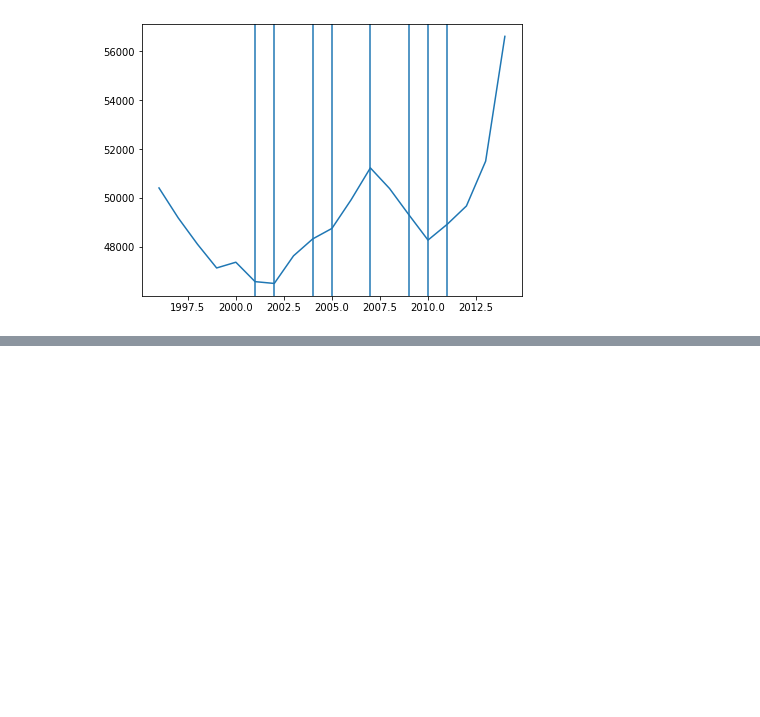
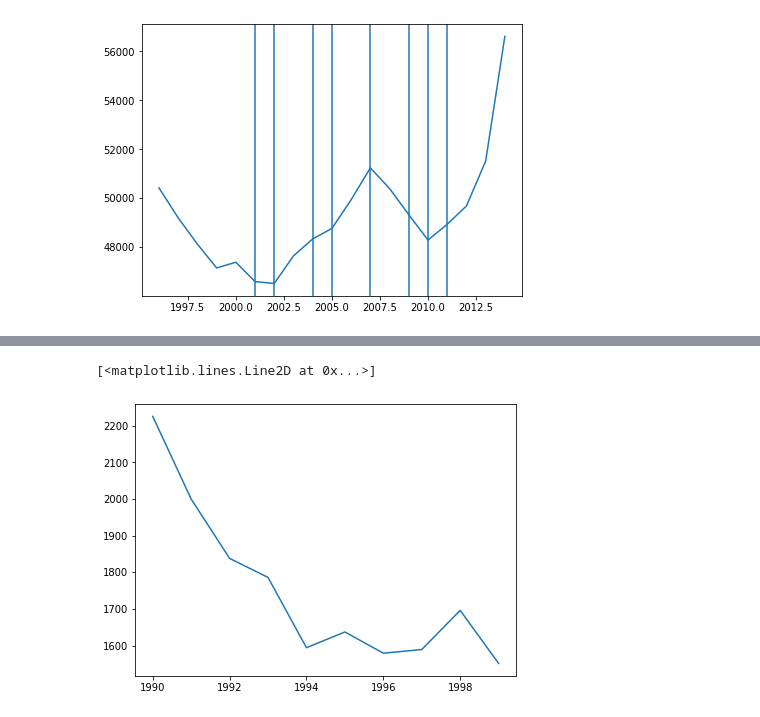
Before and after one commit to LilyThomas/DataMining, a Jupyter notebook: Untitled.ipynb, the cells around one changed output, grey strips where cells are left out. Drawn from its saved outputs; the diff is of its cells as text; code cells hidden in the pictures; blank space fills up the shorter version.

```diff
--- a/Untitled.ipynb
+++ b/Untitled.ipynb
@@ -277,0 +286,11 @@ for year in movie_released:
+# %%
+selected_movie = metadata_movies.filter(metadata_movies.title == inputMovie.value)
+selected_movie_ids=[row.movie_id for row in selected_movie.select('movie_id').collect()]
+selected_movie_credits = credits.filter(credits.movie_id.isin(selected_movie_ids)).dropDuplicates(['character'])
+selected_movie_characters = [row.character for row in selected_movie_credits.select('character').collect()]
+selector = widgets.Dropdown(
+    options=selected_movie_characters,
+    description='Names:',
+    disabled=False,
+)
+selector
@@ -277,0 +357,15 @@ for year in movie_released:
+# %%
+def interactiveChart(f):
+    filteredNames = filteredbyname.filter((filteredbyname.Year == f)&(filteredbyname.State == stateNameSelector.value))
+    chartNames = [row.Name for row in filteredNames.select('Name').collect()]
+    chartCounts = [int(row.Count) for row in filteredNames.select('Count').collect()]
+    Tasks = chartCounts
+    my_labels = chartNames
+    chart = plt.pie(Tasks,labels=my_labels,autopct='%1.1f%%')
+    plt.title(stateNameSelector.value)
+    plt.axis('equal')
+    plt.tight_layout()
+    plt.show()
+movie_released = [int(row.released) for row in selected_movie.select('released').collect()]
+years = [ x for x in range(movie_released[0] - 5, movie_released[len(movie_released)-1]+5)]
+interact(interactiveChart,f=(years[0],years[0]+10,1))
@@ -277,0 +394,19 @@ for year in movie_released:
+# %%
+popular_movies = metadata_movies.filter(metadata_movies.popularity > 15).orderBy('popularity').limit(7)
+pop_movies_id = [155,166426,680,271110,281338,131631,210577]
+popular_movie_credits = credits.where(F.col("movie_id").isin(pop_movies_id)).dropDuplicates(['character'])
+select_popular_movies = popular_movies.where(F.col("movie_id").isin(pop_movies_id))
+character_split = F.split(popular_movie_credits['character'], ' ')
+popular_movie_credits = popular_movie_credits.withColumn("character", character_split.getItem(0))
+
+popular_movie_characters = [row.character for row in popular_movie_credits.select('character').collect()]
+specific_babynames_table = babynames_national.where(F.col("Name").isin(popular_movie_characters)).where(F.col('Year').isin(years))
+specific_babynames_table = specific_babynames_table.groupBy('Year', 'Year').agg(F.sum('Count').alias('Count')).orderBy('Year')
+specific_names_count = [int(row.Count) for row in specific_babynames_table.select('Count').collect()]
+specific_names_years = [int(row.Year) for row in specific_babynames_table.select('Year').collect()]
+specific_names_fig = plt.figure(figsize=(15,5))
+specific_names_graph = specific_names_fig.add_subplot(122)
+specific_names_graph.plot(specific_names_years, specific_names_count)
+# %% [output]
+[<matplotlib.lines.Line2D at 0x...>]
+[figure, added]
```
Also changed, not shown: parts of 9 cells of this notebook, 1 other file.
